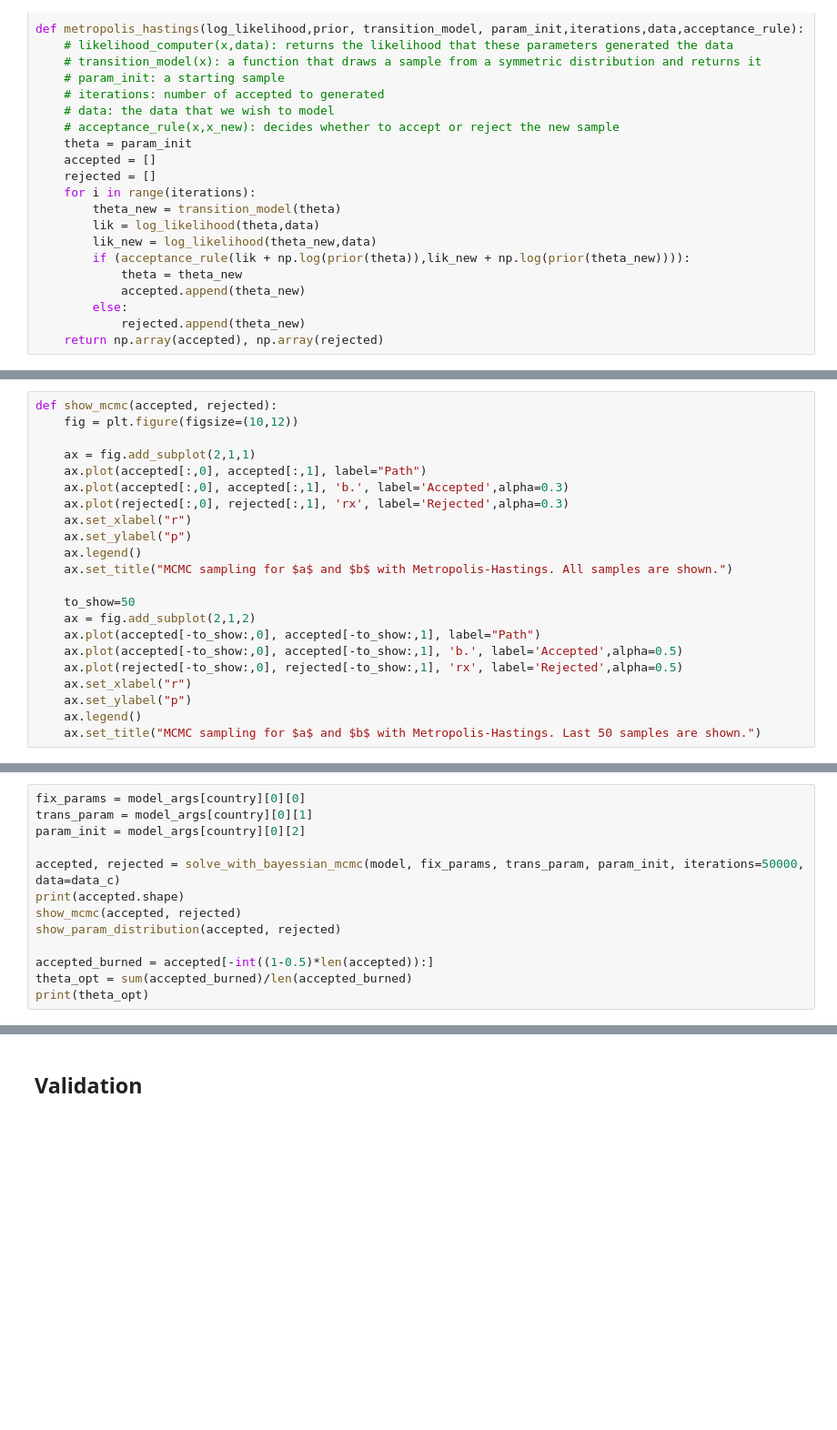
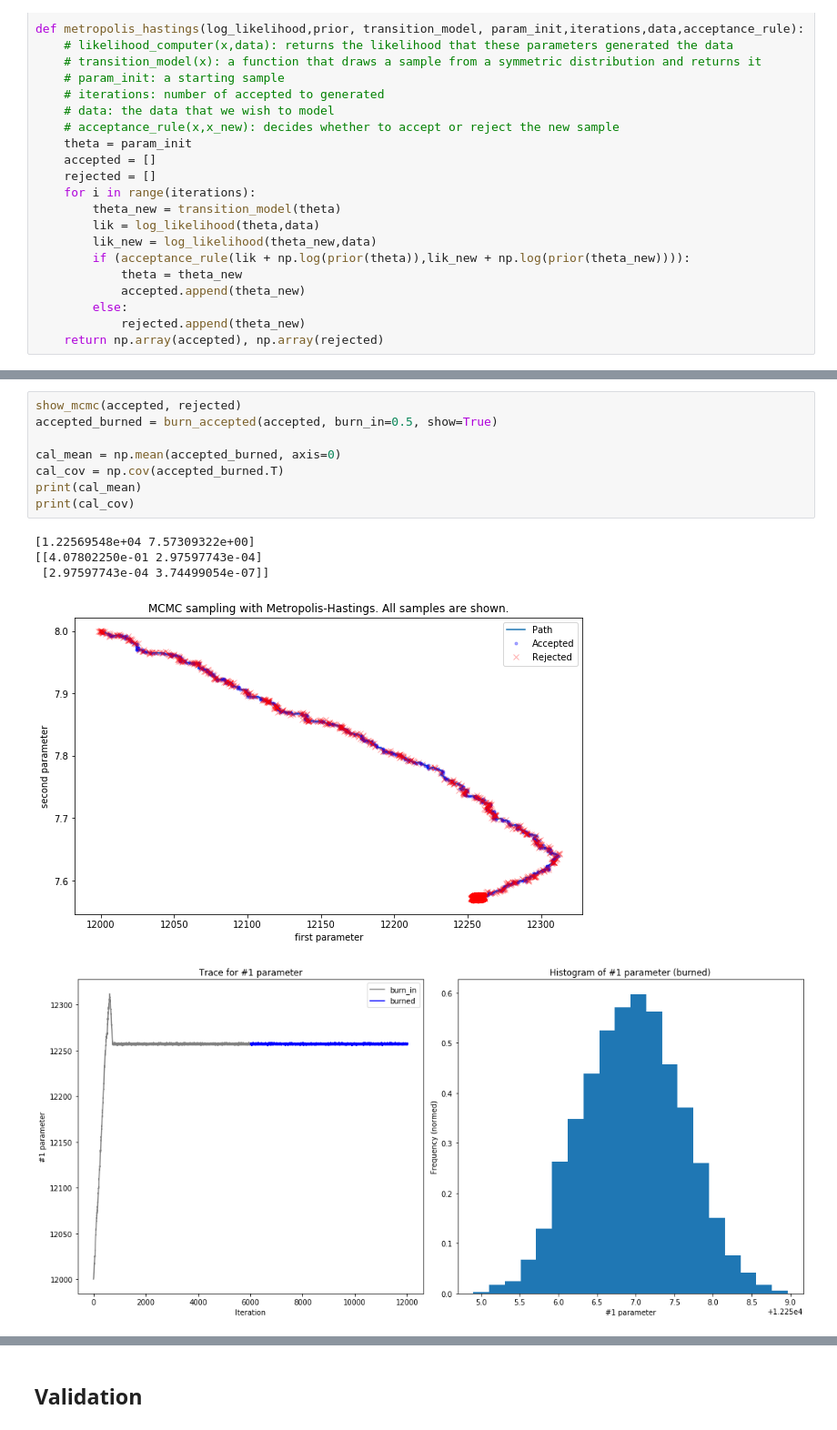
Before and after one commit to prashjha/StudyCovid19, a Jupyter notebook: process/bayesian/Assignment on Bayesian Inversion.ipynb, the cells around one changed output, grey strips where cells are left out. Shown at 91% size. Saved outputs shown, nothing was run; the diff lists cells and outputs as text; blank space fills up the shorter version.

```diff
--- a/process/bayesian/Assignment on Bayesian Inversion.ipynb
+++ b/process/bayesian/Assignment on Bayesian Inversion.ipynb
@@ -142,22 +223,0 @@ def solve_with_bayessian_mcmc(model, fix_params, trans_param, param_init,iterati
-# %%
-def show_mcmc(accepted, rejected):
-    fig = plt.figure(figsize=(10,12))
-
-    ax = fig.add_subplot(2,1,1)
-    ax.plot(accepted[:,0], accepted[:,1], label="Path")
-    ax.plot(accepted[:,0], accepted[:,1], 'b.', label='Accepted',alpha=0.3)
-    ax.plot(rejected[:,0], rejected[:,1], 'rx', label='Rejected',alpha=0.3)
-    ax.set_xlabel("r")
-    ax.set_ylabel("p")
-    ax.legend()
-    ax.set_title("MCMC sampling for $a$ and $b$ with Metropolis-Hastings. All samples are shown.")
-
-    to_show=50
-    ax = fig.add_subplot(2,1,2)
-    ax.plot(accepted[-to_show:,0], accepted[-to_show:,1], label="Path")
-    ax.plot(accepted[-to_show:,0], accepted[-to_show:,1], 'b.', label='Accepted',alpha=0.5)
-    ax.plot(rejected[-to_show:,0], rejected[-to_show:,1], 'rx', label='Rejected',alpha=0.5)
-    ax.set_xlabel("r")
-    ax.set_ylabel("p")
-    ax.legend()
-    ax.set_title("MCMC sampling for $a$ and $b$ with Metropolis-Hastings. Last 50 samples are shown.")
@@ -196,13 +223,0 @@ def show_param_distribution(accepted, rejected, burn_in=0.5):
-# %%
-fix_params = model_args[country][0][0]
-trans_param = model_args[country][0][1]
-param_init = model_args[country][0][2]
-
-accepted, rejected = solve_with_bayessian_mcmc(model, fix_params, trans_param, param_init, iterations=50000, data=data_c)
-print(accepted.shape)
-show_mcmc(accepted, rejected)
-show_param_distribution(accepted, rejected)
-
-accepted_burned = accepted[-int((1-0.5)*len(accepted)):]
-theta_opt = sum(accepted_burned)/len(accepted_burned)
-print(theta_opt)
@@ -214,0 +224,14 @@ print(theta_opt)
+# %%
+show_mcmc(accepted, rejected)
+accepted_burned = burn_accepted(accepted, burn_in=0.5, show=True)
+
+cal_mean = np.mean(accepted_burned, axis=0)
+cal_cov = np.cov(accepted_burned.T)
+print(cal_mean)
+print(cal_cov)
+# %% [output]
+[1.22569548e+04 7.57309322e+00]
+[[4.07802250e-01 2.97597743e-04]
+ [2.97597743e-04 3.74499054e-07]]
+[figure, added]
+[figure, added]
```
Also changed, not shown: parts of 21 cells of this notebook.
